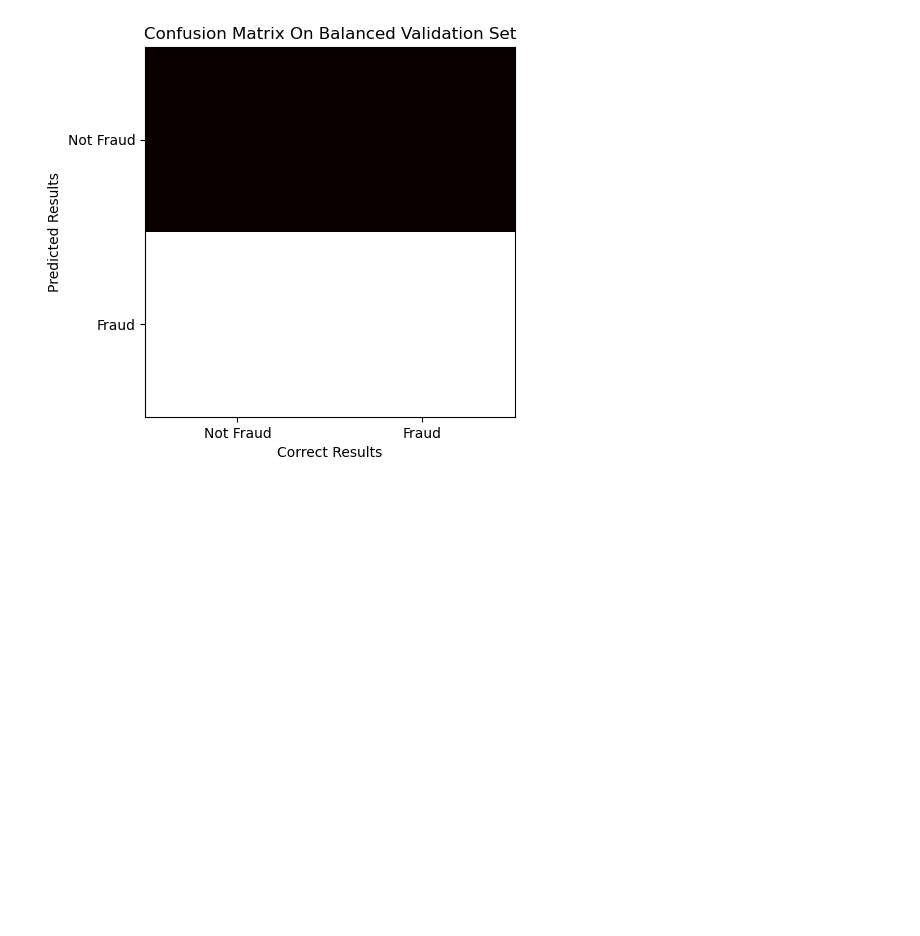
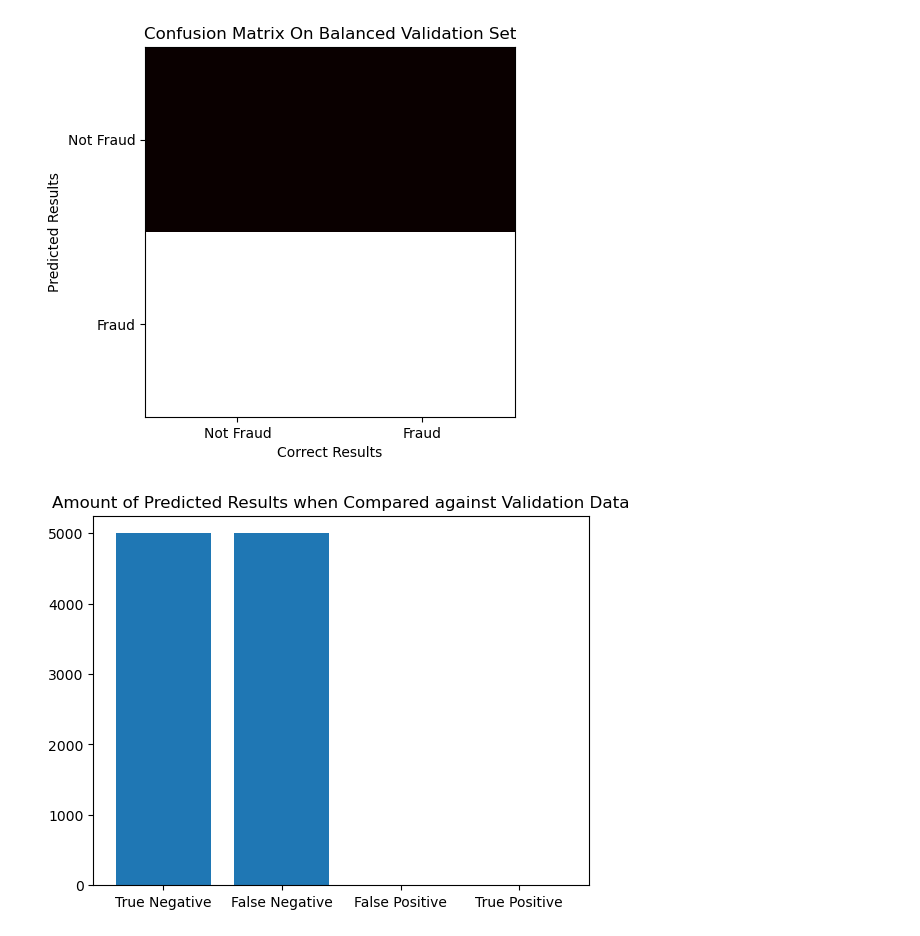
Before and after one commit to Yichen-Z/ece5831-2023-ccf, a Jupyter notebook: model_training_changes.ipynb, the cells around one changed output. Drawn from its saved outputs; the diff is of its cells as text; code cells hidden in the pictures; blank space fills up the shorter version.

Commit message:
confirm with bar chart that false negative rate is 100%

```diff
--- a/model_training_changes.ipynb
+++ b/model_training_changes.ipynb
@@ -368,3 +386,7 @@ bal_confusion_table
 get_confusion_matrix(table=bal_confusion_table, matrix_title='Confusion Matrix On Balanced Validation Set')
 # %% [output]
 [figure]
+# %%
+get_f1_components_barchart(table=bal_confusion_table)
+# %% [output]
+[figure, added]
```
Also changed, not shown: parts of 1 cell of this notebook.
